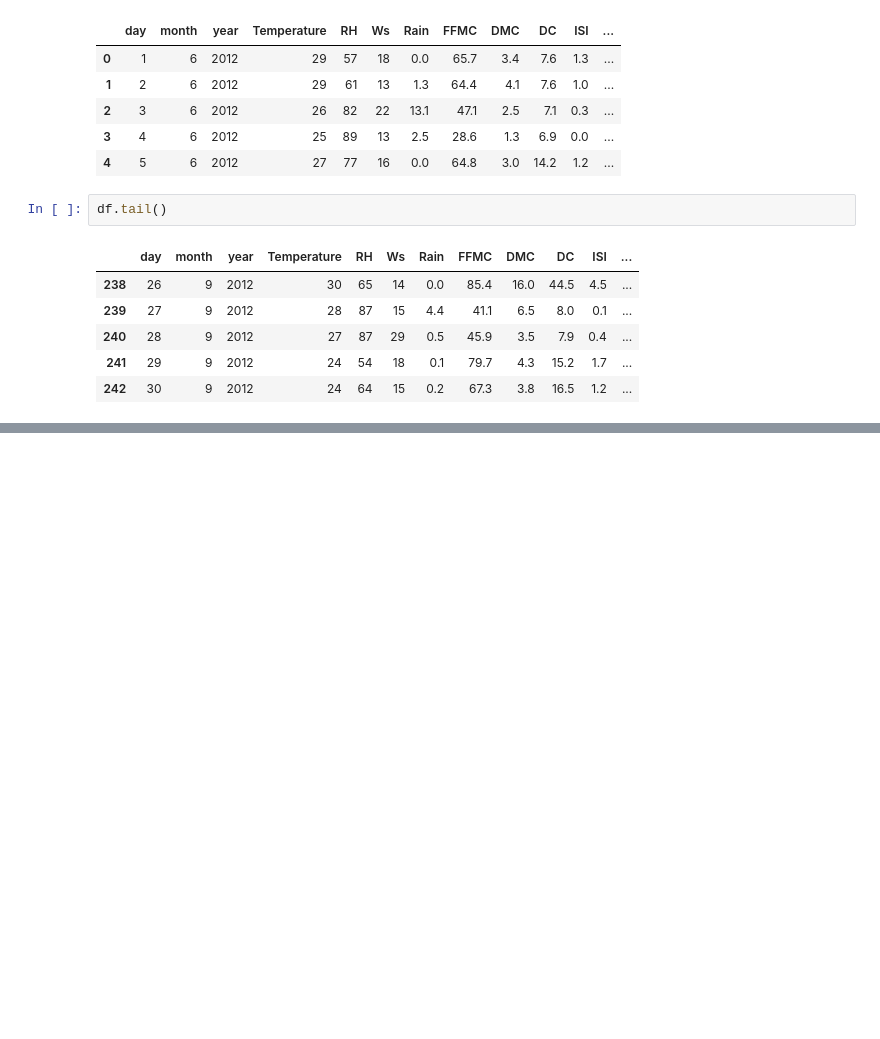
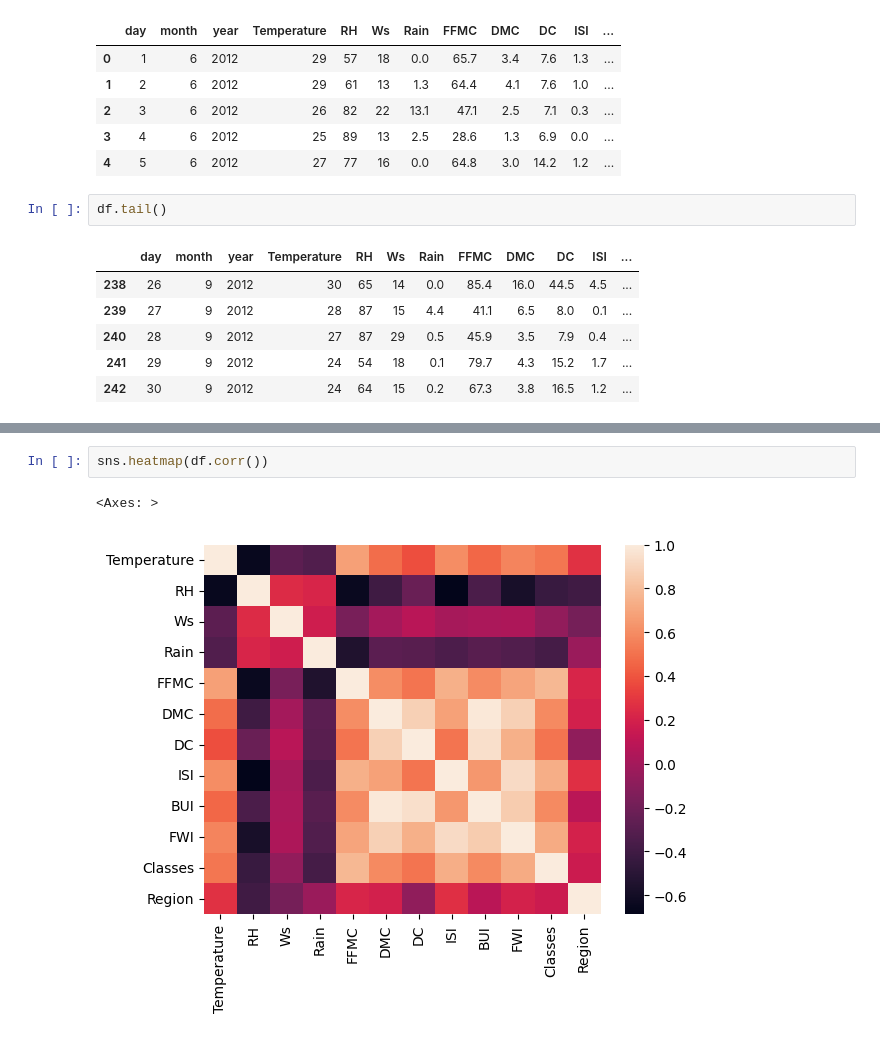
Before and after one commit to AmirHashmi017/MachineLearning-DeepLearning-NLP, a Jupyter notebook: Machine Learning/Ridge,Lasso And Elasticnet Algorithms/Ridge Lassso Elastic Regression Practicals/Ridge, Lasso Regression Implementation.ipynb, the cells around one changed output, grey strips where cells are left out. Cells and saved outputs as stored; diff of their text form; blank space fills up the shorter version.

```diff
--- a/Machine Learning/Ridge,Lasso And Elasticnet Algorithms/Ridge Lassso Elastic Regression Practicals/Ridge, Lasso Regression Implementation.ipynb
+++ b/Machine Learning/Ridge,Lasso And Elasticnet Algorithms/Ridge Lassso Elastic Regression Practicals/Ridge, Lasso Regression Implementation.ipynb
@@ -312,0 +401,5 @@ df.tail()
+# %%
+sns.heatmap(df.corr())
+# %% [output]
+<Axes: >
+[figure, added]
```
Also changed, not shown: parts of 17 cells of this notebook, 1 other file.
